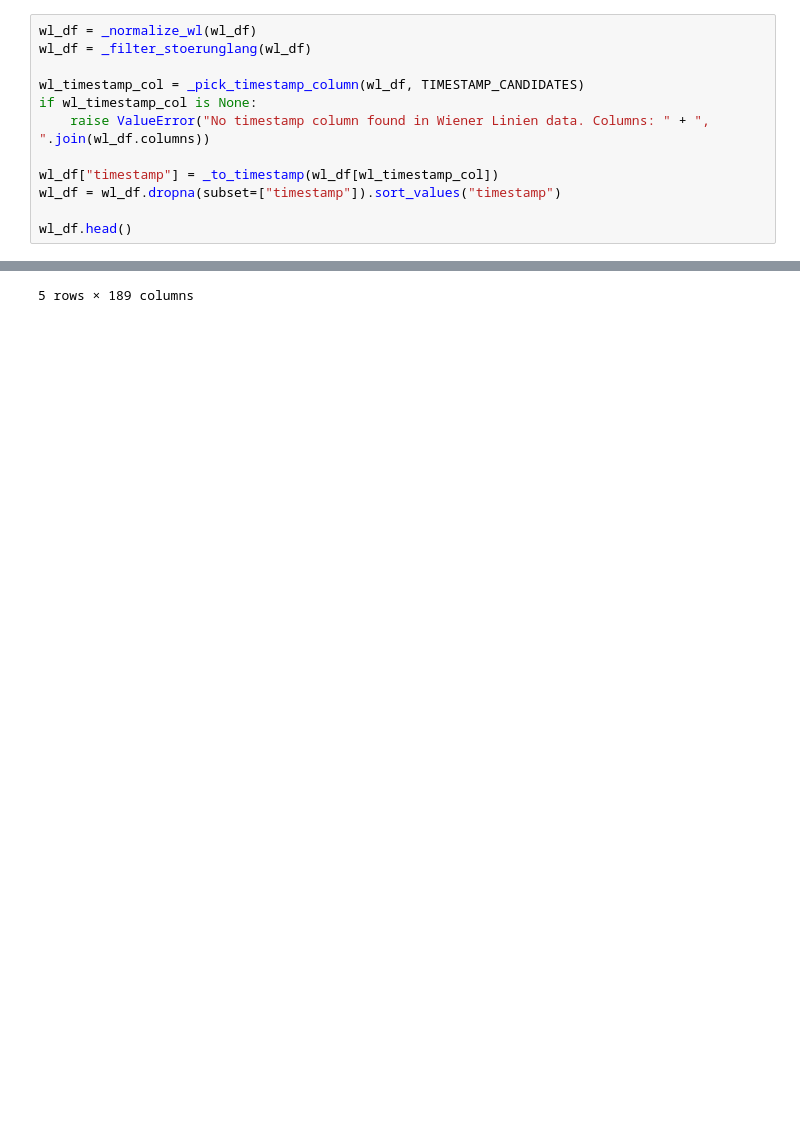
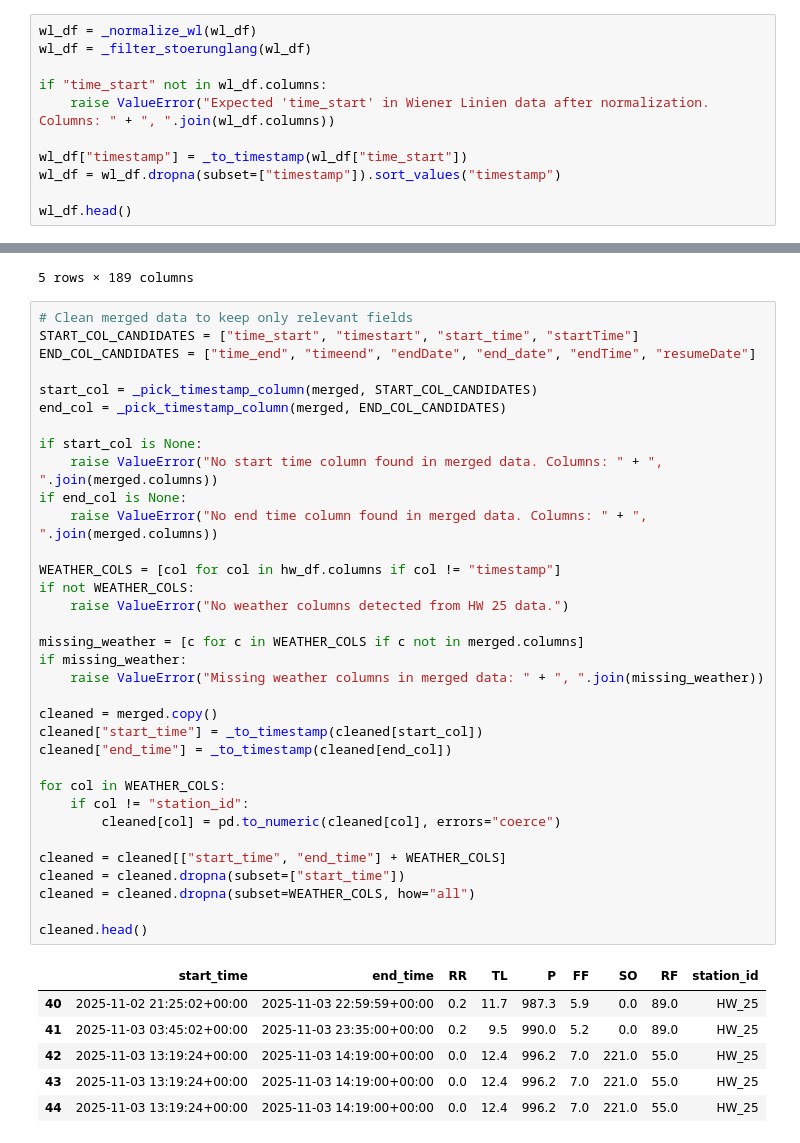
Before and after one commit to LisaMayr/WeatherAndDelay, a Jupyter notebook: notebooks/merge_wienerlinien_hw25.ipynb, the cells around one changed output, grey strips where cells are left out. Saved outputs shown, nothing was run; the diff lists cells and outputs as text; blank space fills up the shorter version.

Commit message:
data clean

```diff
--- a/notebooks/merge_wienerlinien_hw25.ipynb
+++ b/notebooks/merge_wienerlinien_hw25.ipynb
@@ -98,11 +98,10 @@ HW 25 records: 8641
 wl_df = _normalize_wl(wl_df)
 wl_df = _filter_stoerunglang(wl_df)
 
-wl_timestamp_col = _pick_timestamp_column(wl_df, TIMESTAMP_CANDIDATES)
-if wl_timestamp_col is None:
-    raise ValueError("No timestamp column found in Wiener Linien data. Columns: " + ", ".join(wl_df.columns))
+if "time_start" not in wl_df.columns:
+    raise ValueError("Expected 'time_start' in Wiener Linien data after normalization. Columns: " + ", ".join(wl_df.columns))
 
-wl_df["timestamp"] = _to_timestamp(wl_df[wl_timestamp_col])
+wl_df["timestamp"] = _to_timestamp(wl_df["time_start"])
 wl_df = wl_df.dropna(subset=["timestamp"]).sort_values("timestamp")
 
 wl_df.head()
@@ -146,3 +145,44 @@ merged.head()
 | 3 | ivu_1462_549_f7e681cf | stoerungkurz | stoerungkurz | f7e681cf | 2025-11-05T23:59:59.000+0100 | 2025-12-16T13:39:15.722843+01:00 | 2025-10-29T00:00:04.000+0100 | 2026-01-14T21:59:38.865500+00:00 | 2025-11-05T23:59:59+01:00 | ... |
 | 4 | ivu_708_413_401cf175 | stoerungkurz | stoerungkurz | 401cf175 | 2025-11-06T23:59:59.000+0100 | 2025-12-16T13:39:15.722843+01:00 | 2025-10-29T00:00:05.000+0100 | 2026-01-14T21:59:38.865500+00:00 | 2025-11-06T23:59:59+01:00 | ... |
 5 rows × 189 columns
+# %%
+# Clean merged data to keep only relevant fields
+START_COL_CANDIDATES = ["time_start", "timestart", "start_time", "startTime"]
+END_COL_CANDIDATES = ["time_end", "timeend", "endDate", "end_date", "endTime", "resumeDate"]
+
+start_col = _pick_timestamp_column(merged, START_COL_CANDIDATES)
+end_col = _pick_timestamp_column(merged, END_COL_CANDIDATES)
+
+if start_col is None:
+    raise ValueError("No start time column found in merged data. Columns: " + ", ".join(merged.columns))
+if end_col is None:
+    raise ValueError("No end time column found in merged data. Columns: " + ", ".join(merged.columns))
+
+WEATHER_COLS = [col for col in hw_df.columns if col != "timestamp"]
+if not WEATHER_COLS:
+    raise ValueError("No weather columns detected from HW 25 data.")
+
+missing_weather = [c for c in WEATHER_COLS if c not in merged.columns]
+if missing_weather:
+    raise ValueError("Missing weather columns in merged data: " + ", ".join(missing_weather))
+
+cleaned = merged.copy()
+cleaned["start_time"] = _to_timestamp(cleaned[start_col])
+cleaned["end_time"] = _to_timestamp(cleaned[end_col])
+
+for col in WEATHER_COLS:
+    if col != "station_id":
+        cleaned[col] = pd.to_numeric(cleaned[col], errors="coerce")
+
+cleaned = cleaned[["start_time", "end_time"] + WEATHER_COLS]
+cleaned = cleaned.dropna(subset=["start_time"])
+cleaned = cleaned.dropna(subset=WEATHER_COLS, how="all")
+
+cleaned.head()
+# %% [output]
+|  | start_time | end_time | RR | TL | P | FF | SO | RF | station_id |
+| 40 | 2025-11-02 21:25:02+00:00 | 2025-11-03 22:59:59+00:00 | 0.2 | 11.7 | 987.3 | 5.9 | 0.0 | 89.0 | HW_25 |
+| 41 | 2025-11-03 03:45:02+00:00 | 2025-11-03 23:35:00+00:00 | 0.2 | 9.5 | 990.0 | 5.2 | 0.0 | 89.0 | HW_25 |
+| 42 | 2025-11-03 13:19:24+00:00 | 2025-11-03 14:19:00+00:00 | 0.0 | 12.4 | 996.2 | 7.0 | 221.0 | 55.0 | HW_25 |
+| 43 | 2025-11-03 13:19:24+00:00 | 2025-11-03 14:19:00+00:00 | 0.0 | 12.4 | 996.2 | 7.0 | 221.0 | 55.0 | HW_25 |
+| 44 | 2025-11-03 13:19:24+00:00 | 2025-11-03 14:19:00+00:00 | 0.0 | 12.4 | 996.2 | 7.0 | 221.0 | 55.0 | HW_25 |
```
Also changed, not shown: parts of 3 cells of this notebook, 24 other files.
